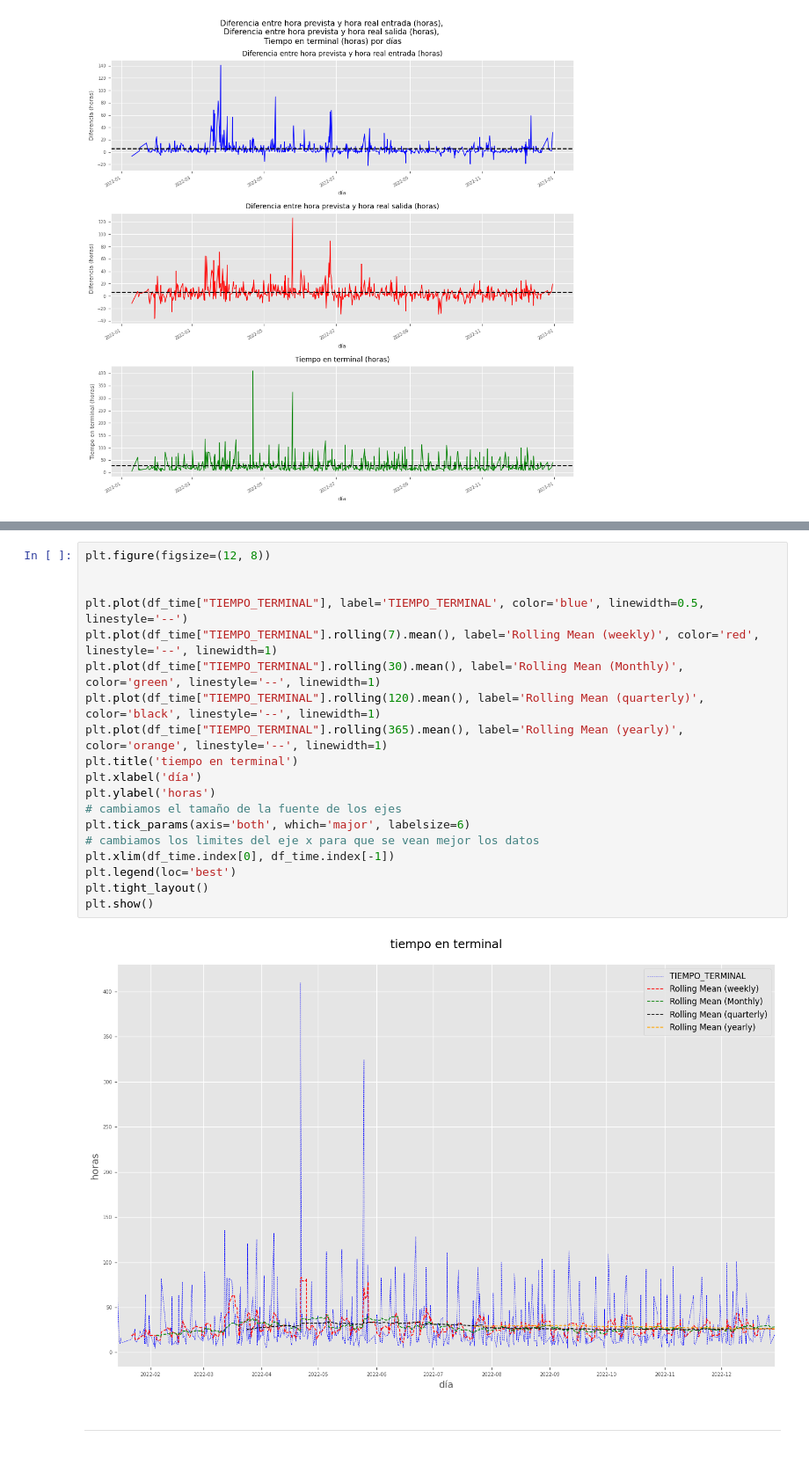
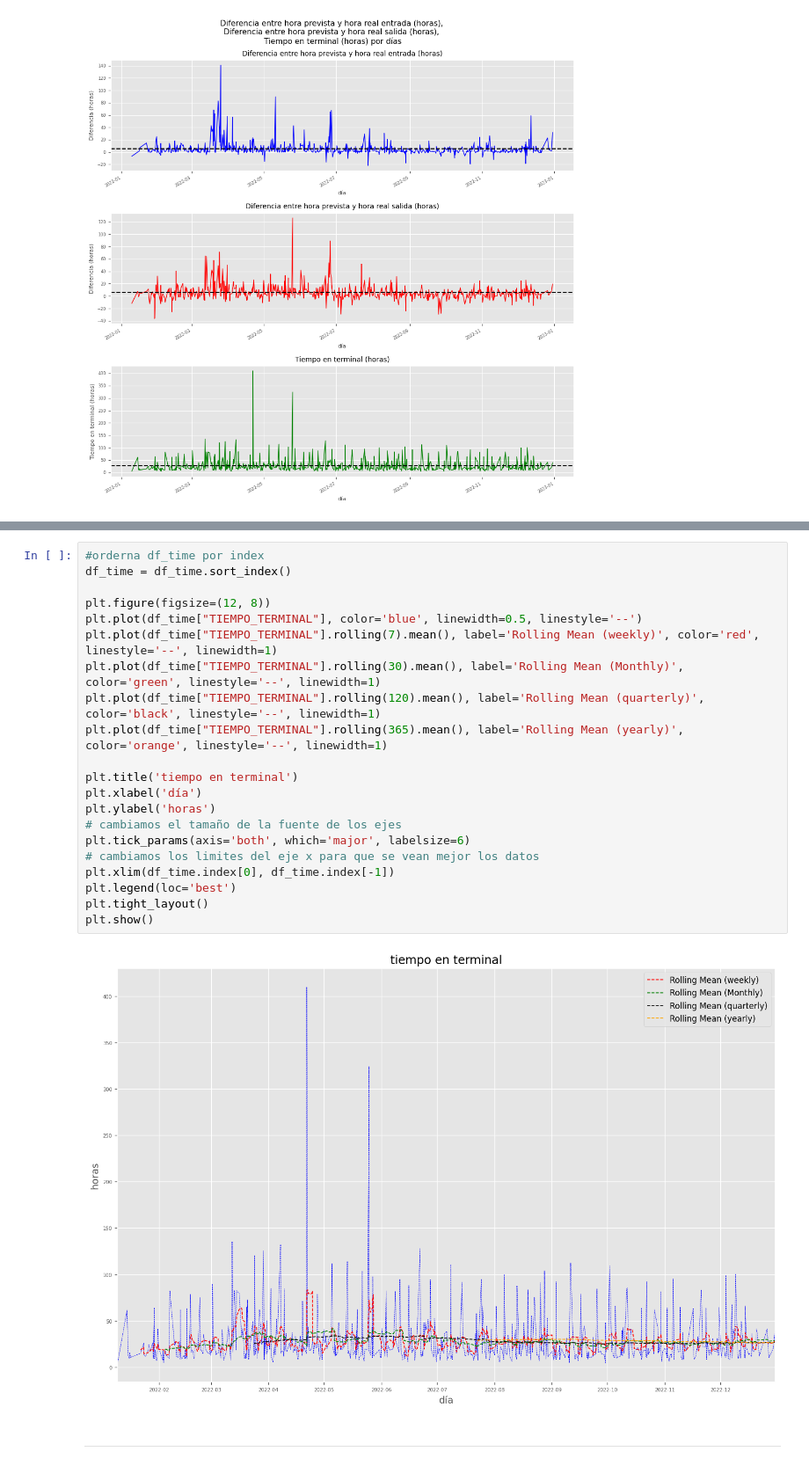
Before and after one commit to Pevicsanch/pruebas, a Jupyter notebook: analysis.ipynb, the cells around one changed output, grey strips where cells are left out. Shown at 88% size. Cells and saved outputs as stored; diff of their text form.

```diff
--- a/analysis.ipynb
+++ b/analysis.ipynb
@@ -790,24 +789,26 @@ plt.show()
 # %%
+#orderna df_time por index
+df_time = df_time.sort_index()
+
 plt.figure(figsize=(12, 8))
-
-
-plt.plot(df_time["TIEMPO_TERMINAL"], label='TIEMPO_TERMINAL', color='blue', linewidth=0.5, linestyle='--')
+plt.plot(df_time["TIEMPO_TERMINAL"], color='blue', linewidth=0.5, linestyle='--')
 plt.plot(df_time["TIEMPO_TERMINAL"].rolling(7).mean(), label='Rolling Mean (weekly)', color='red', linestyle='--', linewidth=1)
 plt.plot(df_time["TIEMPO_TERMINAL"].rolling(30).mean(), label='Rolling Mean (Monthly)', color='green', linestyle='--', linewidth=1)
 plt.plot(df_time["TIEMPO_TERMINAL"].rolling(120).mean(), label='Rolling Mean (quarterly)', color='black', linestyle='--', linewidth=1)
 plt.plot(df_time["TIEMPO_TERMINAL"].rolling(365).mean(), label='Rolling Mean (yearly)', color='orange', linestyle='--', linewidth=1)
+
 plt.title('tiempo en terminal')
 plt.xlabel('día')
 plt.ylabel('horas')
 # cambiamos el tamaño de la fuente de los ejes
 plt.tick_params(axis='both', which='major', labelsize=6)
 # cambiamos los limites del eje x para que se vean mejor los datos
 plt.xlim(df_time.index[0], df_time.index[-1])
 plt.legend(loc='best')
 plt.tight_layout()
 plt.show()
 # %% [output]
-[figure, old version]
+[figure, new version]
 # %% [markdown]
 ____
 # %% [markdown]
```
Also changed, not shown: parts of 5 cells of this notebook.
